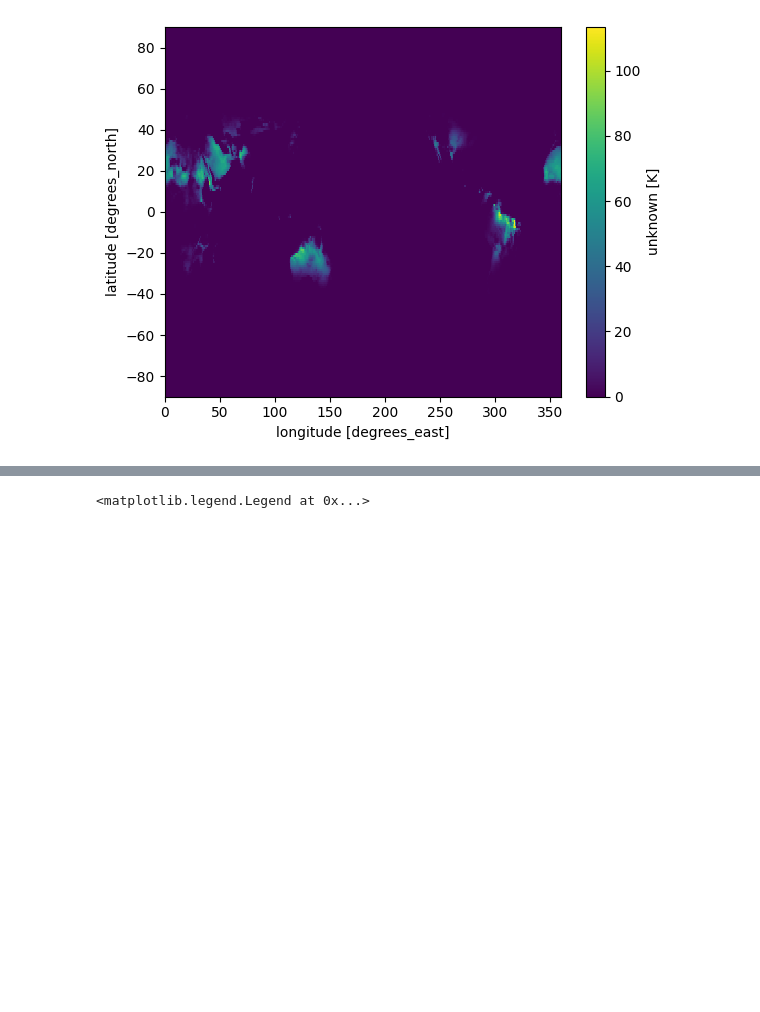
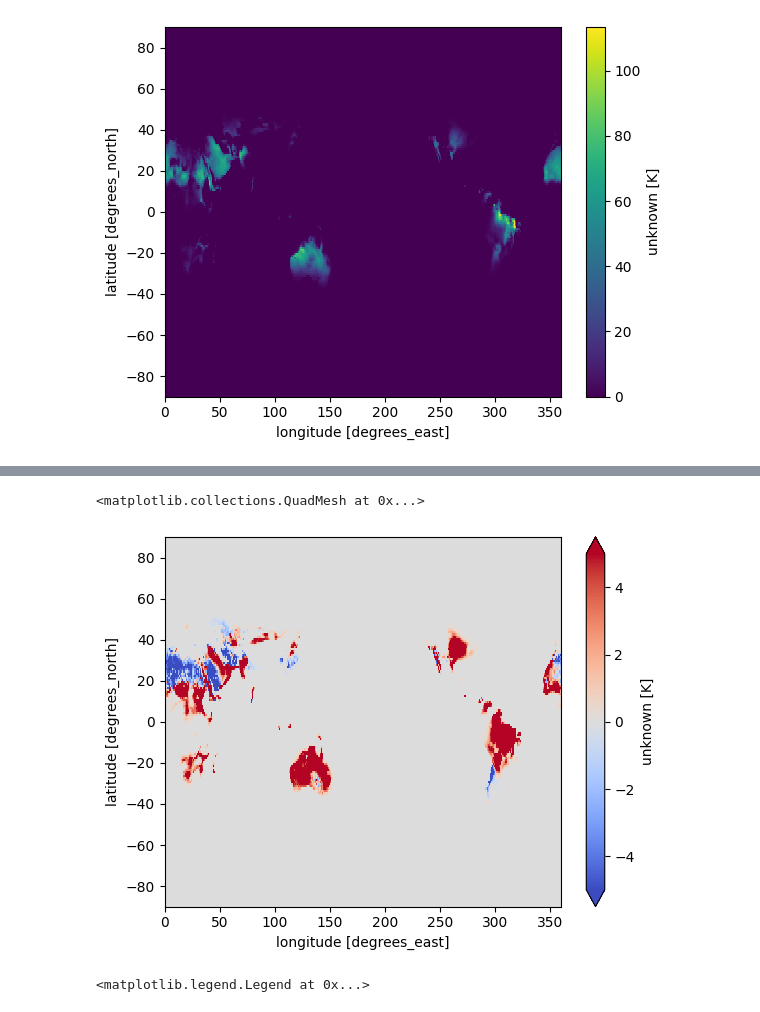
Before and after one commit to ezuetell/poreallas, a Jupyter notebook: analysis/u08_extreme_days_pctchange.ipynb, the cells around one changed output, grey strips where cells are left out. Cells and saved outputs as stored; diff of their text form; code cells hidden in the pictures; blank space fills up the shorter version.

```diff
--- a/analysis/u08_extreme_days_pctchange.ipynb
+++ b/analysis/u08_extreme_days_pctchange.ipynb
@@ -118,3 +125,10 @@ forecast_hot_days_per_year.sum(dim = 'year').mean(dim = 'number').plot()
+# %%
+#Abs change by Grid Cell
+abs_change = (forecast_hot_days_per_year.sum(dim = 'year').mean(dim = 'number')-era5_hot_days_per_year.mean(dim = 'year'))
+abs_change.plot(vmin = -5, vmax = 5, cmap = 'coolwarm')
+# %% [output]
+<matplotlib.collections.QuadMesh at 0x...>
+[figure, added]
 # %%
 fc_land = compute_area_weighted_mean(analysis_utils.land_only(forecast_hot_days_per_year))
 era5_land = compute_area_weighted_mean(analysis_utils.land_only(era5_hot_days_per_year))
```
Also changed, not shown: parts of 1 cell of this notebook.
